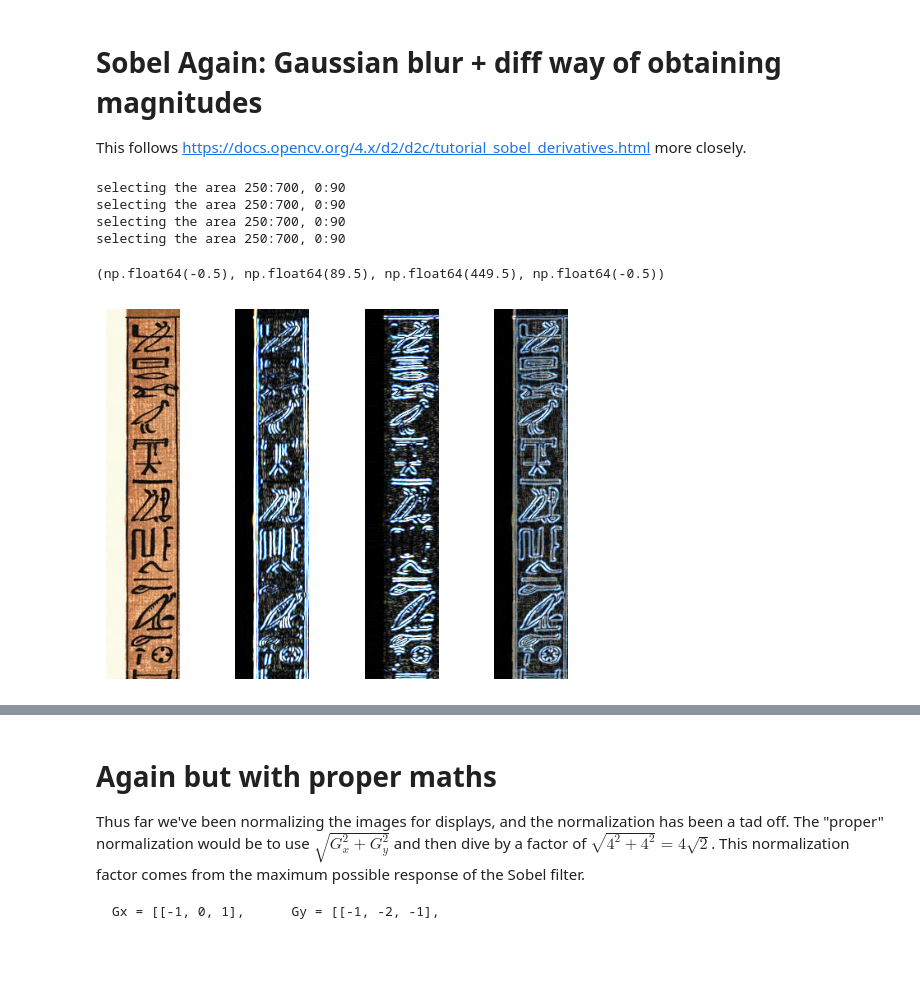
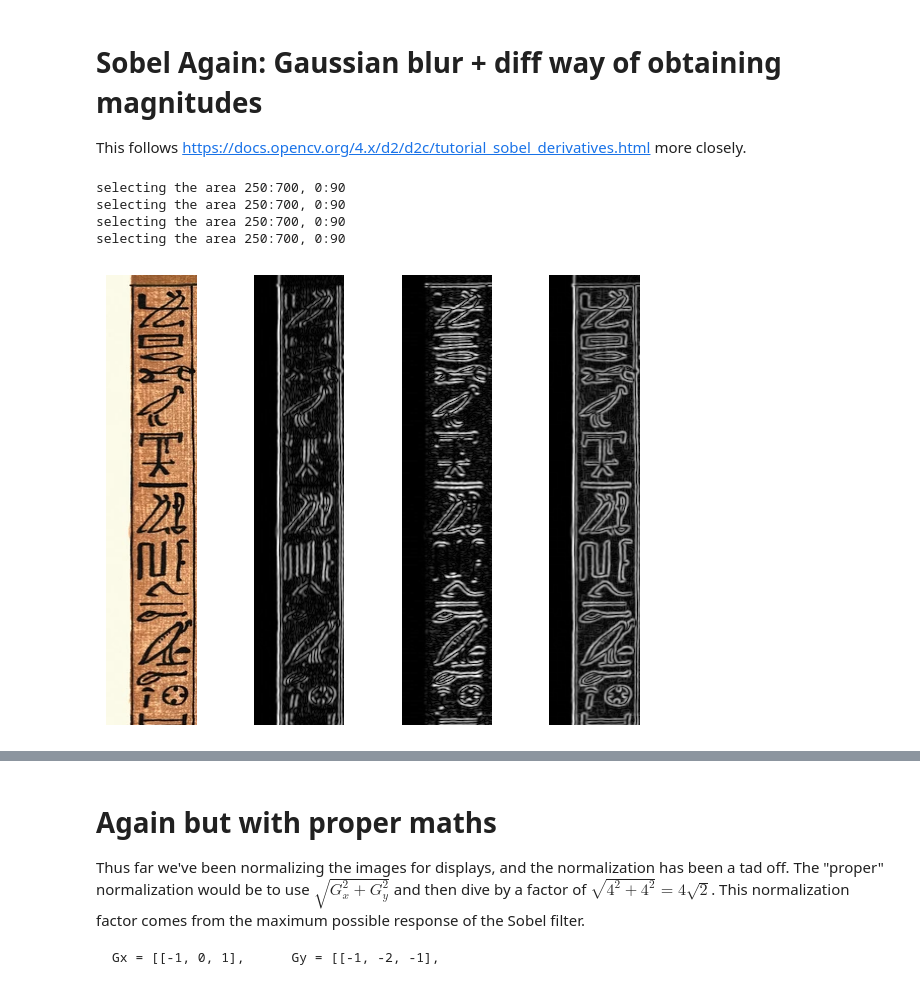
Before and after one commit to seafoodfry/ml-workspace, a Jupyter notebook: gpu-sandbox/vision/004-derivatives-and-edges.ipynb, the cells around one changed output, grey strips where cells are left out. Saved outputs shown, nothing was run; the diff lists cells and outputs as text; code cells hidden in the pictures; blank space fills up the shorter version.

```diff
--- a/gpu-sandbox/vision/004-derivatives-and-edges.ipynb
+++ b/gpu-sandbox/vision/004-derivatives-and-edges.ipynb
@@ -137,0 +160,9 @@ normalized_sobel = cv.bitwise_or(normalized_sobelX, normalized_sobelY)
+# %%
+bins = np.linspace(np.min(normalized_sobel), np.max(normalized_sobel), 10)
+hist_counts, bin_edges = np.histogram(normalized_sobel, bins=bins)
+
+for i in range(len(hist_counts)):
+    values_range = f"{bin_edges[i]:>7.1f} to {bin_edges[i+1]:>7.1f}"
+    count = f"{hist_counts[i]:>8_}"
+    percentage = (hist_counts[i] / normalized_sobel.size) * 100
+    print(f"Values {values_range}: {count} ({percentage:>5.2f}%)")
@@ -187,44 +227,57 @@ selecting the area 250:700, 0:90
 
 This follows https://docs.opencv.org/4.x/d2/d2c/tutorial_sobel_derivatives.html more closely.
 # %%
-scroll_with_blur = cv.GaussianBlur(CACHE['scroll'].img, (3, 3), 0)
+gray_img = cv.cvtColor(CACHE['scroll'].img, cv.COLOR_BGR2GRAY)
+gray_with_blur = cv.GaussianBlur(gray_img, (3, 3), 0)
+gray_norm = cv.normalize(gray_with_blur, None, 0, 1, cv.NORM_MINMAX, cv.CV_64F)
 
-sobelX = cv.Sobel(scroll_with_blur, cv.CV_64F, 1, 0, borderType=cv.BORDER_DEFAULT)
-sobelY = cv.Sobel(scroll_with_blur, cv.CV_64F, 0, 1, borderType=cv.BORDER_DEFAULT)
+sobelX = cv.Sobel(gray_norm, cv.CV_64F, 1, 0, borderType=cv.BORDER_DEFAULT)
+sobelY = cv.Sobel(gray_norm, cv.CV_64F, 0, 1, borderType=cv.BORDER_DEFAULT)
 
+"""
+The following is aok IFF the input image is the standard [0, 255] range.
+"""
 # For each element in the array, cv.convertScaleAbs does these operations in order:
 # 1. Multiply by alpha (scaling factor)
 # 2. Add beta (offset)
 # 3. Take absolute value
 # 4. Convert to uint8 (clips to 0-255 range)
-abs_grad_x = cv.convertScaleAbs(sobelX)
-abs_grad_y = cv.convertScaleAbs(sobelY)
-grad = cv.addWeighted(abs_grad_x, 0.5, abs_grad_y, 0.5, 0)
+#abs_grad_x = cv.convertScaleAbs(sobelX)
+#abs_grad_y = cv.convertScaleAbs(sobelY)
+#grad = cv.addWeighted(abs_grad_x, 0.5, abs_grad_y, 0.5, 0)
+
+# Calculate gradient magnitude and normalize to [0, 1].
+gradient_magnitude = np.sqrt(np.square(sobelX) + np.square(sobelY))
+normalized_gradient = cv.normalize(gradient_magnitude, None, 0, 1, cv.NORM_MINMAX, cv.CV_64F)
+
+# For visualization (scale to [0, 255]).
+visualization_x = cv.normalize(np.absolute(sobelX), None, 0, 255, cv.NORM_MINMAX, cv.CV_8U)
+visualization_y = cv.normalize(np.absolute(sobelY), None, 0, 255, cv.NORM_MINMAX, cv.CV_8U)
+visualization_magnitude = cv.normalize(normalized_gradient, None, 0, 255, cv.NORM_MINMAX, cv.CV_8U)
 # %%
 plt.subplot(1, 4, 1)
 plt.imshow( roi.slice(CACHE['scroll'].rgb()) )
 plt.axis('off')
 
 plt.subplot(1, 4, 2)
-plt.imshow( roi.slice(abs_grad_x), cmap='gray')
+plt.imshow( roi.slice(visualization_x), cmap='gray')
 plt.axis('off')
 
 plt.subplot(1, 4, 3)
-plt.imshow( roi.slice(abs_grad_y), cmap='gray')
+plt.imshow( roi.slice(visualization_y), cmap='gray')
 plt.axis('off')
 
 plt.subplot(1, 4, 4)
-plt.imshow( roi.slice(grad), cmap='gray')
+plt.imshow( roi.slice(visualization_magnitude), cmap='gray')
 plt.axis('off')
 
 plt.tight_layout()
 plt.show()
 # %% [output]
 selecting the area 250:700, 0:90
 selecting the area 250:700, 0:90
 selecting the area 250:700, 0:90
 selecting the area 250:700, 0:90
-(np.float64(-0.5), np.float64(89.5), np.float64(449.5), np.float64(-0.5))
-[figure, old version]
+[figure, new version]
 # %%
 # Witha bilateral blur now.
```
Also changed, not shown: parts of 16 cells of this notebook.
